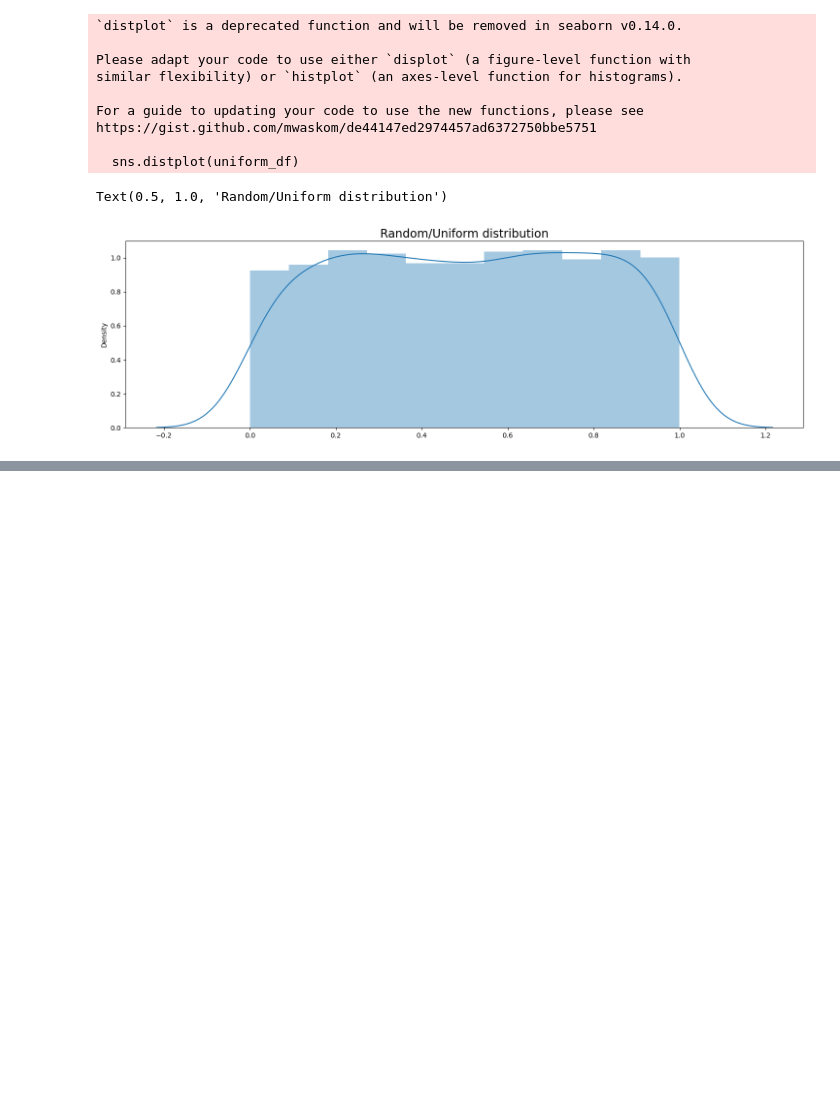
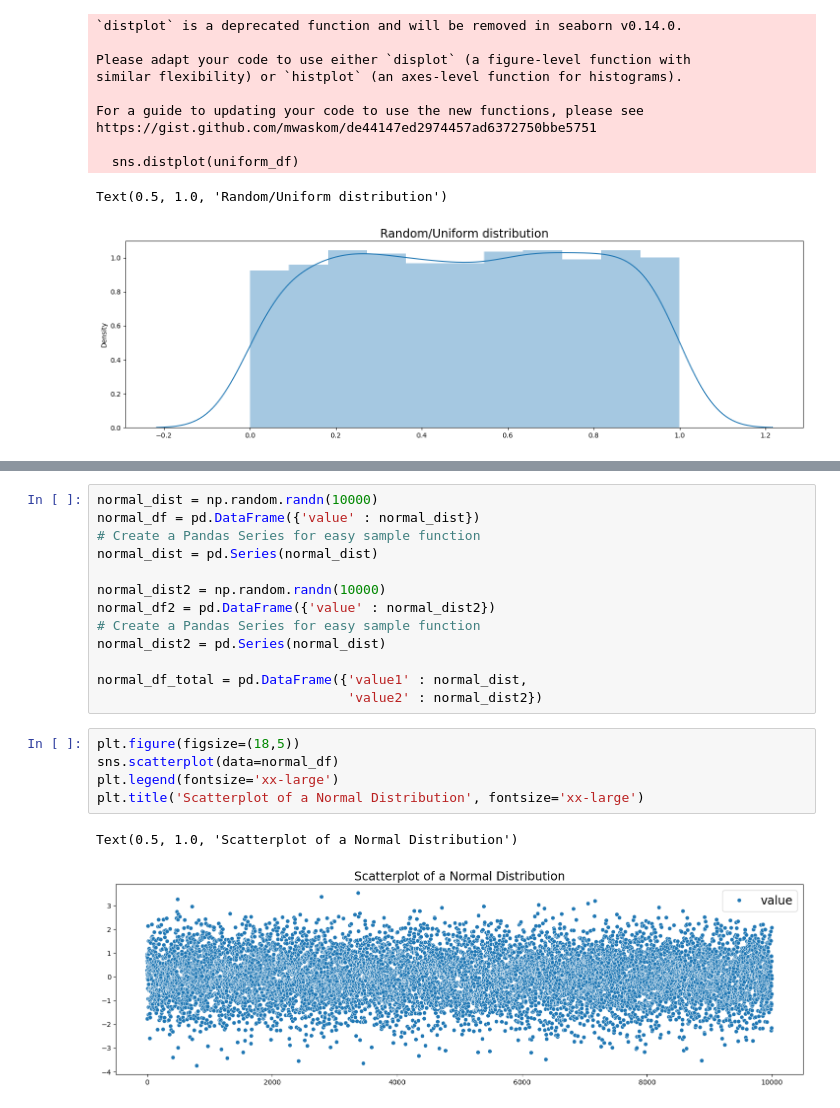
Before and after one commit to keithmmc/dataprojects, a Jupyter notebook: statsnotebook.ipynb, the cells around one changed output, grey strips where cells are left out. Cells and saved outputs as stored; diff of their text form; blank space fills up the shorter version.

```diff
--- a/statsnotebook.ipynb
+++ b/statsnotebook.ipynb
@@ -114,0 +119,21 @@ Text(0.5, 1.0, 'Random/Uniform distribution')
+# %%
+normal_dist = np.random.randn(10000)
+normal_df = pd.DataFrame({'value' : normal_dist})
+# Create a Pandas Series for easy sample function
+normal_dist = pd.Series(normal_dist)
+
+normal_dist2 = np.random.randn(10000)
+normal_df2 = pd.DataFrame({'value' : normal_dist2})
+# Create a Pandas Series for easy sample function
+normal_dist2 = pd.Series(normal_dist)
+
+normal_df_total = pd.DataFrame({'value1' : normal_dist,
+                                'value2' : normal_dist2})
+# %%
+plt.figure(figsize=(18,5))
+sns.scatterplot(data=normal_df)
+plt.legend(fontsize='xx-large')
+plt.title('Scatterplot of a Normal Distribution', fontsize='xx-large')
+# %% [output]
+Text(0.5, 1.0, 'Scatterplot of a Normal Distribution')
+[figure, added]
```
Also changed, not shown: parts of 8 cells of this notebook.
